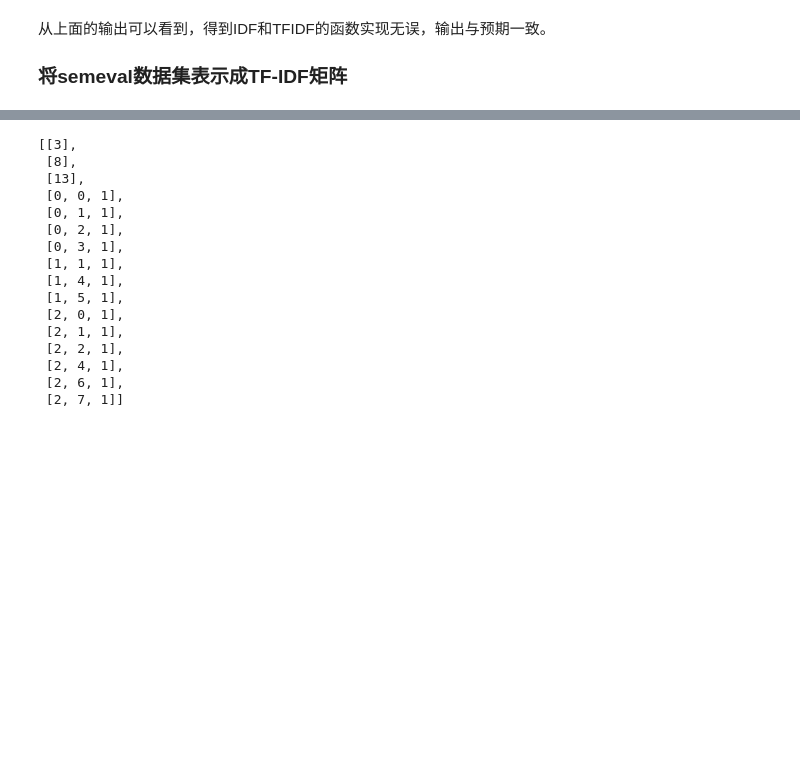
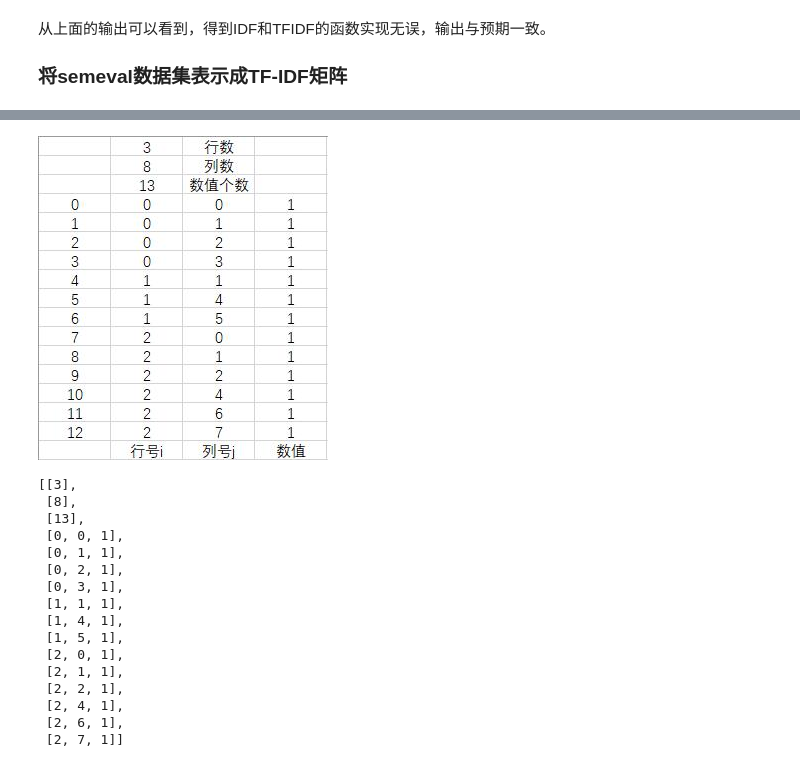
Before and after one commit to linzch3/Open-Course-Learning, a Jupyter notebook: A04.Artificial Intelligence - SYSU - RYH/Lab 1 - [Dataset processing]+[TF-IDF]+[one hot vector]/Lab 1 - Dataset processing.ipynb, the cells around one changed output, grey strips where cells are left out. Cells and saved outputs as stored; diff of their text form; code cells hidden in the pictures; blank space fills up the shorter version.

```diff
--- a/A04.Artificial Intelligence - SYSU - RYH/Lab 1 - [Dataset processing]+[TF-IDF]+[one hot vector]/Lab 1 - Dataset processing.ipynb
+++ b/A04.Artificial Intelligence - SYSU - RYH/Lab 1 - [Dataset processing]+[TF-IDF]+[one hot vector]/Lab 1 - Dataset processing.ipynb
@@ -309,3 +309,7 @@ saveDataToFile(TFIDF_semeval, 'ifidf.txt')
+# %%
+其对应的三元顺序表为
+# %% [output]
+[figure, added]
 # %%
 import numpy as np
 
```
Also changed, not shown: parts of 9 cells of this notebook.
